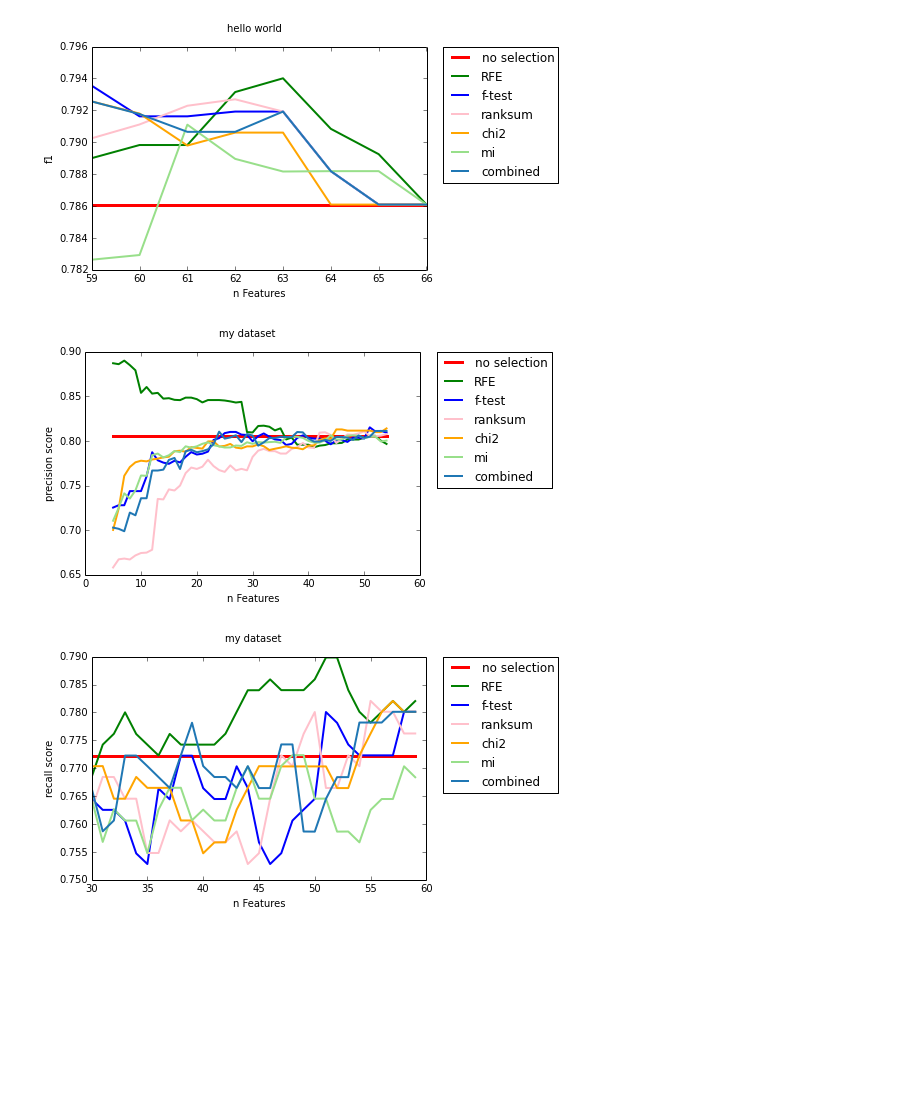
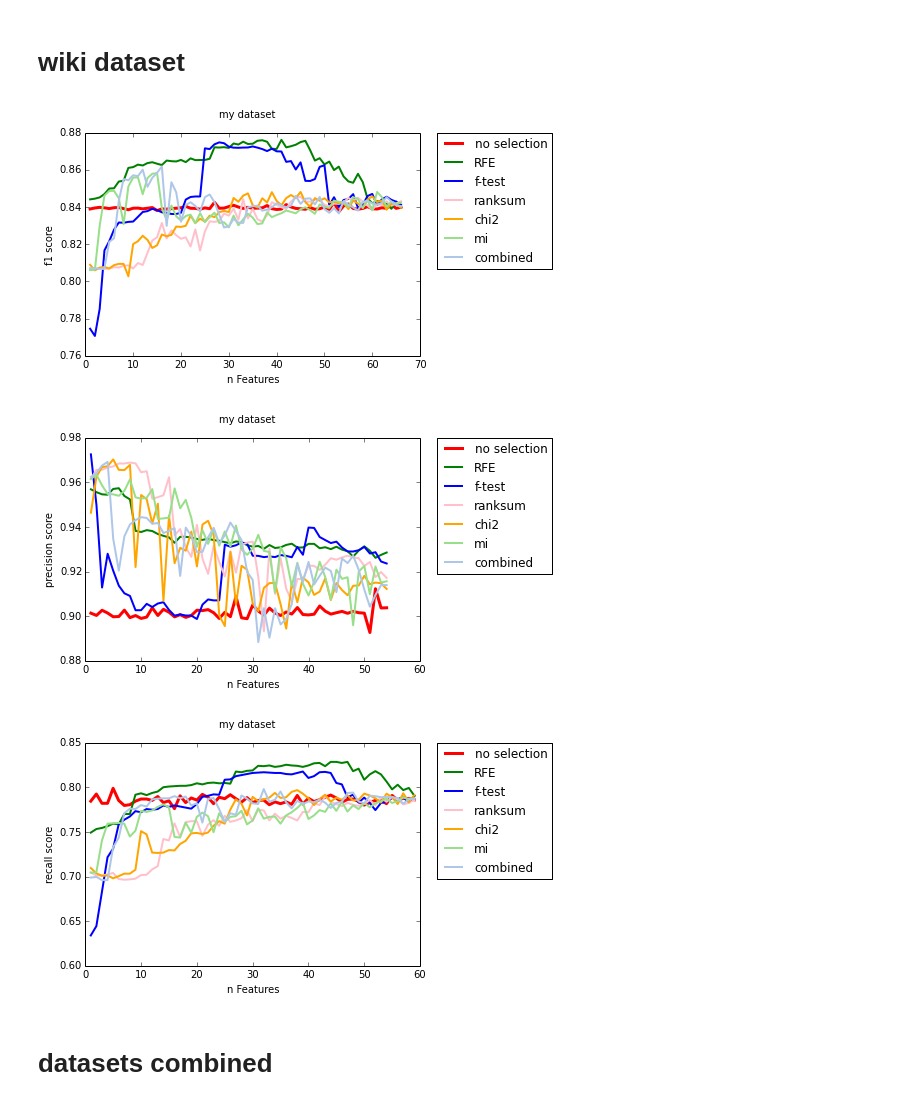
Before and after one commit to nischikata/AggressivenessClassification, a Jupyter notebook: feature_selection_results.ipynb, the cells around one changed output. Drawn from its saved outputs; the diff is of its cells as text; code cells hidden in the pictures; blank space fills up the shorter version.

Commit message:
wiki dataset expanded, separation in DEV set and VAL set, bugfixes in univariate ranking

```diff
--- a/feature_selection_results.ipynb
+++ b/feature_selection_results.ipynb
@@ -11,6 +11,8 @@ fnames = get_feature_names()
 
 m_dataset = get_dataset("dataset.pickle")
 w_dataset = get_dataset("wiki_dataset.pickle")
+
+w2_dataset = get_dataset("wiki_dataset_new.pickle")
 
 c_dataset = combine_datasets(m_dataset, w_dataset)
 
@@ -75,7 +77,7 @@ def plot_stepwise_scores(noselection, RFE, combined, ftest, ranksum, chi, mi, st
     plt.plot(x_axis,ranksum[start:end], color="pink", linewidth=2, linestyle="-", label="ranksum")
     plt.plot(x_axis,chi[start:end], color="orange", linewidth=2, linestyle="-", label="chi2")
     plt.plot(x_axis,mi[start:end], color="#98df8a", linewidth=2, linestyle="-", label="mi")
-    plt.plot(x_axis,combined[start:end], color="#1f77b4", linewidth=2, linestyle="-", label="combined")
+    plt.plot(x_axis,combined[start:end], color="#aec7e8", linewidth=2, linestyle="-", label="combined")
     plt.legend(bbox_to_anchor=(1.05, 1), loc=2, borderaxespad=0.)
     plt.suptitle(title)
     plt.xlabel('n Features')
@@ -90,14 +117,21 @@ plot_stepwise_scores(noselection, RFE, combined, ftest, ranksum, chi, mi, start=
+# %% [markdown]
+# wiki dataset
+# %%
+w_dfs = get_stepwise_results(w2_dataset, w_filename, w_rfe)
 # %%
-plot_stepwise_scores(noselection, RFE, combined, ftest, ranksum, chi, mi, start=59, end=69, title="hello world")
+noselection, RFE, combined, ftest, ranksum, chi, mi = get_stepwise_scores(w_dfs, scorename='f1')
+plot_stepwise_scores(noselection, RFE, combined, ftest, ranksum, chi, mi, start=1, end=68)
 # %% [output]
-[figure, old version]
+[figure, new version]
 # %%
-noselection, RFE, combined, ftest, ranksum, chi, mi = get_stepwise_scores(dfs, scorename='precision')
-plot_stepwise_scores(noselection, RFE, combined, ftest, ranksum, chi, mi, start=5, end=55, scorename='precision score')
+noselection, RFE, combined, ftest, ranksum, chi, mi = get_stepwise_scores(w_dfs, scorename='precision')
+plot_stepwise_scores(noselection, RFE, combined, ftest, ranksum, chi, mi, start=1, end=55, scorename='precision score')
 # %% [output]
-[figure, old version]
+[figure, new version]
 # %%
-noselection, RFE, combined, ftest, ranksum, chi, mi = get_stepwise_scores(dfs, scorename='recall')
-plot_stepwise_scores(noselection, RFE, combined, ftest, ranksum, chi, mi, start=30, end=60, scorename='recall score')
+noselection, RFE, combined, ftest, ranksum, chi, mi = get_stepwise_scores(w_dfs, scorename='recall')
+plot_stepwise_scores(noselection, RFE, combined, ftest, ranksum, chi, mi, start=1, end=60, scorename='recall score')
 # %% [output]
-[figure, old version]
+[figure, new version]
+# %% [markdown]
+# datasets combined
```
Also changed, not shown: parts of 11 cells of this notebook, 22 other files.
